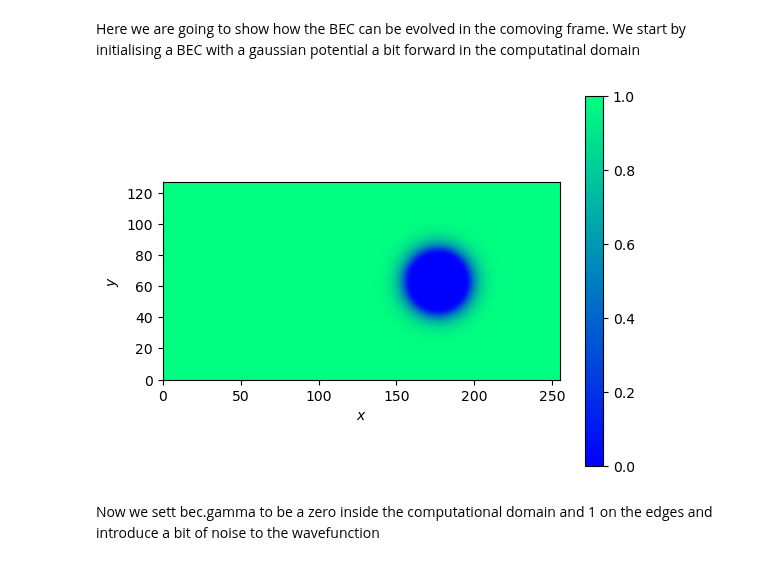
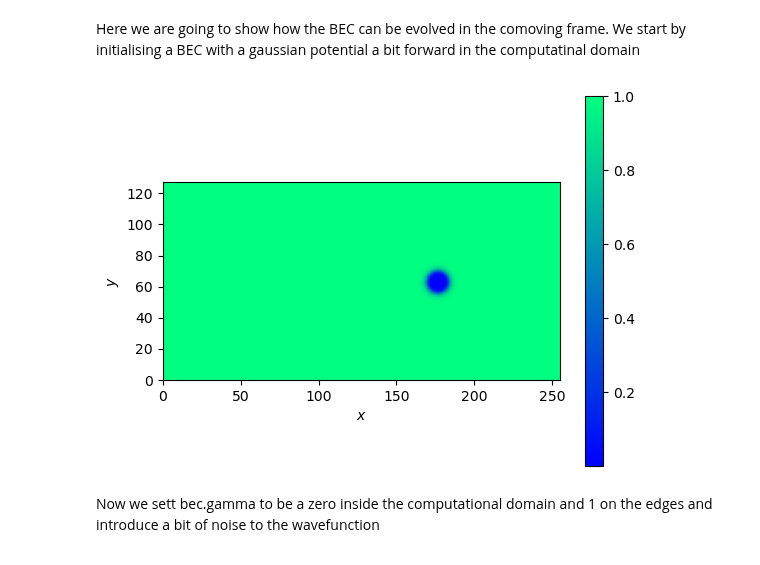
Before and after one commit to vidarsko/ComFiT, a Jupyter notebook: development/231122jr_comoving_frame_bec.ipynb, the cells around one changed output. Cells and saved outputs as stored; diff of their text form; code cells hidden in the pictures.

```diff
--- a/development/231122jr_comoving_frame_bec.ipynb
+++ b/development/231122jr_comoving_frame_bec.ipynb
@@ -1,22 +1,24 @@
 # %% [markdown]
 Here we are going to show how the BEC can be evolved in the comoving frame. We start by initialising a BEC with a gaussian potential a bit forward in the computatinal domain
 # %%
+import sys
+sys.path.append('/Users/jonasronning/Documents/Work/Numerics/Old Projects/ComFiT')
 
 import numpy as np
 import matplotlib.pyplot as plt
 import comfit as cf
 
 bec = cf.BEC(2,xRes=256,yRes=128,gamma=0,dt=0.1)
 
-bec.V0 = bec.calc_gaussian_stirring_potential(16,4,[bec.xmid+50,bec.ymid])
+bec.V0 = bec.calc_gaussian_stirring_potential(5,4,[bec.xmid+50,bec.ymid])
 
 bec.set_initial_condition_Thomas_Fermi()
 bec.evolve_relax_BEC(100)
 
 bec.plot_field(np.abs(bec.psi)**2,cmap_symmetric=False,colormap = 'winter')
 plt.show()
 # %% [output]
-[figure, old version]
+[figure, new version]
 # %% [markdown]
 Now we sett bec.gamma to be a zero inside the computational domain and 1 on the edges and introduce a bit of noise to the wavefunction
 # %%
```
Also changed, not shown: parts of 1 cell of this notebook, 6 other files.
